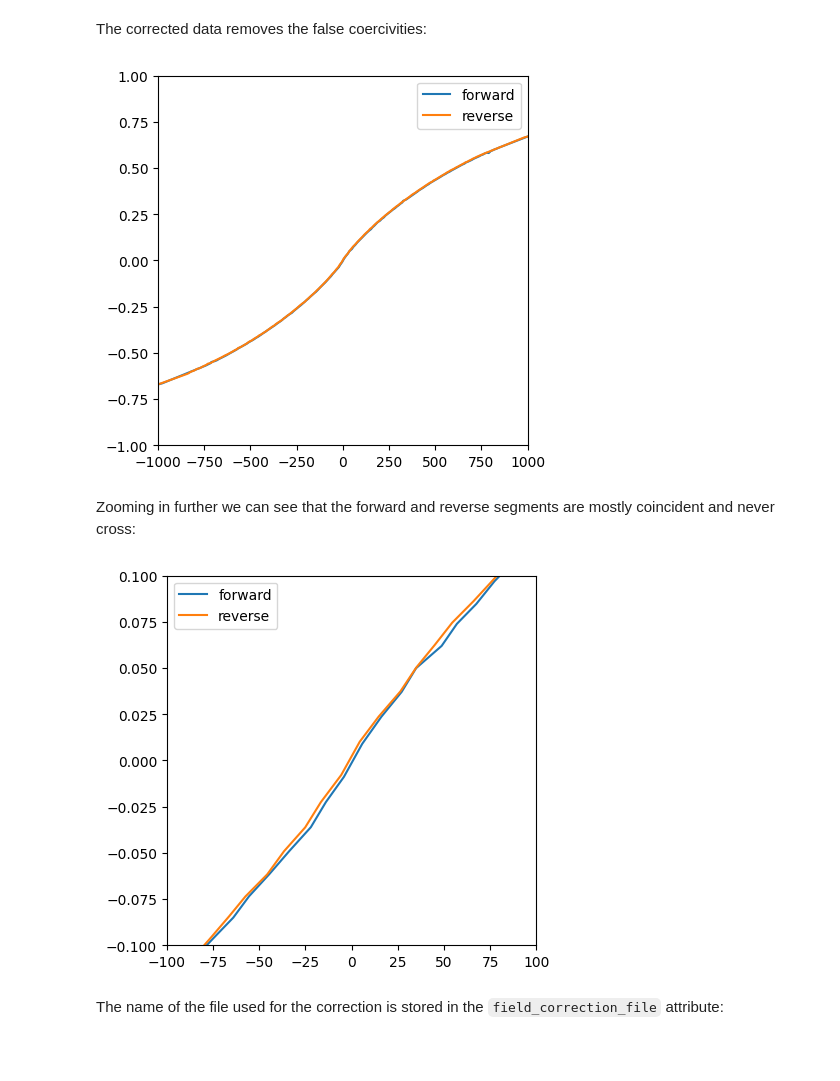
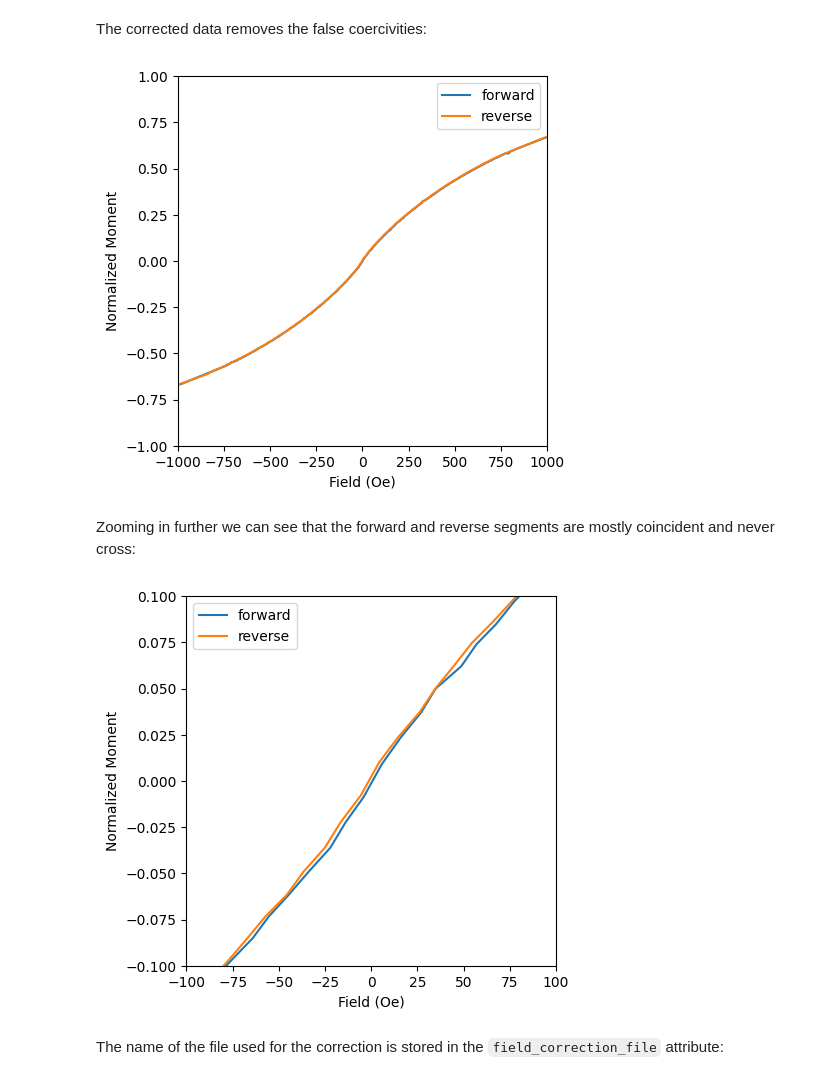
Before and after one commit to RinehartGroup/MagnetoPy, a Jupyter notebook: docs/examples/mvsh.ipynb, the cells around one changed output. Cells and saved outputs as stored; diff of their text form; code cells hidden in the pictures; blank space fills up the shorter version.

```diff
--- a/docs/examples/mvsh.ipynb
+++ b/docs/examples/mvsh.ipynb
@@ -241,19 +250,21 @@ The corrected data removes the false coercivities:
 # %%
 fig, ax = plt.subplots()
 max_moment = mvsh6.simplified_data()["moment"].max()
 x1 = mvsh6.simplified_data(segment="forward")["field"]
 y1 = mvsh6.simplified_data(segment="forward")["moment"] / max_moment
 x2 = mvsh6.simplified_data(segment="reverse")["field"]
 y2 = mvsh6.simplified_data(segment="reverse")["moment"] / max_moment
 ax.plot(x1, y1, label="forward")
 ax.plot(x2, y2, label="reverse")
 ax.set_xlim(-1000, 1000)
 ax.set_ylim(-1, 1)
+ax.set_xlabel("Field (Oe)")
+ax.set_ylabel("Normalized Moment")
 ax.legend()
 mp.force_aspect(ax)
 plt.show()
 # %% [output]
-[figure, old version]
+[figure, new version]
 # %% [markdown]
 Zooming in further we can see that the forward and reverse segments are mostly coincident and never cross:
 # %%
@@ -267,11 +278,13 @@ ax.plot(x1, y1, label="forward")
 ax.plot(x2, y2, label="reverse")
 ax.set_xlim(-100, 100)
 ax.set_ylim(-0.1, 0.1)
+ax.set_xlabel("Field (Oe)")
+ax.set_ylabel("Normalized Moment")
 ax.legend()
 mp.force_aspect(ax)
 plt.show()
 # %% [output]
-[figure, old version]
+[figure, new version]
 # %% [markdown]
 The name of the file used for the correction is stored in the `field_correction_file` attribute:
 # %%
```
Also changed, not shown: parts of 29 cells of this notebook.
